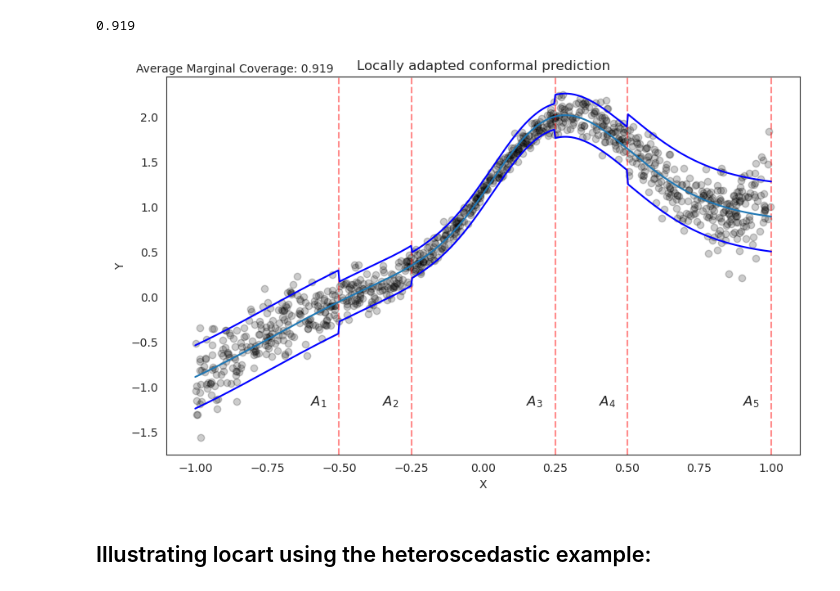
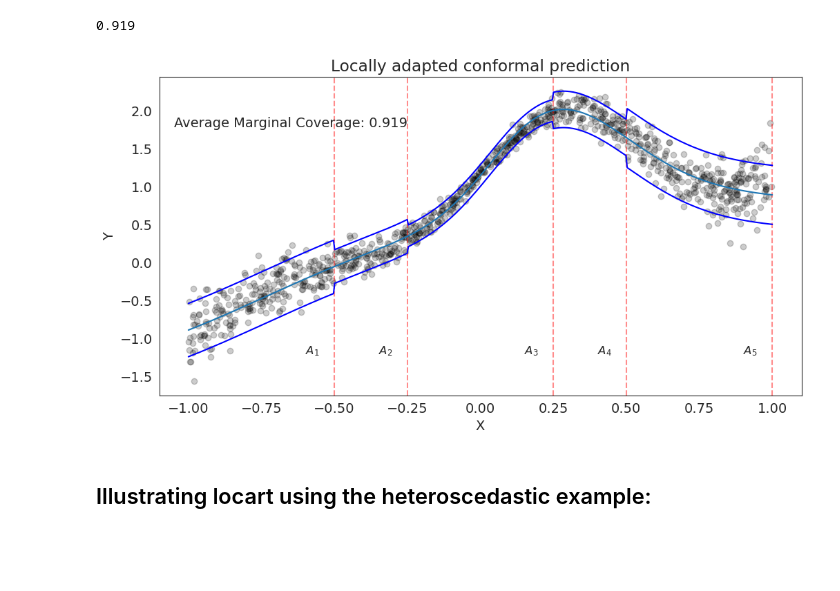
Before and after one commit to Monoxido45/clover, a Jupyter notebook: examples/illustrations.ipynb, the cells around one changed output. Cells and saved outputs as stored; diff of their text form; code cells hidden in the pictures; blank space fills up the shorter version.

```diff
--- a/examples/illustrations.ipynb
+++ b/examples/illustrations.ipynb
@@ -250,6 +250,8 @@ marg_coverage_1 = np.logical_and(y_test_1 >= pred_1[:, 0],
 marg_coverage_2 = np.logical_and(y_test_2 >= pred_2[:, 0],
         y_test_2 <= pred_2[:, 1]) + 0
 
+# Increase font size
+plt.rcParams.update({'font.size': 14})
 fig, axs = plt.subplots(1, 2, figsize = (16, 8))
 
 # Plot for reg_split_values_1
@@ -343,29 +345,27 @@ marg_coverage_local
 # %%
 reg_split_local_2 = predict_local(x_data = x_grid, cutoffs = local_cutoffs, pred = model_2.predict(x_grid))
 
-plt.figure(figsize=(10, 6))
+plt.figure(figsize=(12, 6))
 
 partition_limits = [-0.5, -0.25, 0.25, 0.5, 1]
 for i, limit in enumerate(partition_limits):
     plt.axvline(x=limit, color='r', linestyle='--', alpha = 0.45)
     plt.text(limit - 0.1, -1.25, r'$A_{}$'.format(i + 1),verticalalignment='bottom', fontsize=12)  # Increase fontsize here
 
 
 plt.scatter(test_data_2['x'], test_data_2['y'], alpha=1/5, color = 'black')
 plt.plot(x_grid, y_grid_2, color = 'tab:blue', label = "base model")
 plt.plot(x_grid, reg_split_local_2[:,0], color = "blue")
 plt.plot(x_grid, reg_split_local_2[:,1], color = "blue")
+plt.text(-1.05, 1.925, f'Average Marginal Coverage: {marg_coverage_local:.3f}',
+            verticalalignment='top')
 plt.xlabel("X")
 plt.ylabel("Y")
 plt.title("Locally adapted conformal prediction")
 
-# Annotate marg_coverage_2
-plt.text(-1.15, 0.67, f'Average Marginal Coverage: {marg_coverage_local:.3f}',
-            transform=axs[1].transAxes,
-            verticalalignment='top')
 plt.savefig('figures/local_reg_split_example.pdf')
 # %% [output]
-[figure, old version]
+[figure, new version]
 # %% [markdown]
 ## Illustrating locart using the heteroscedastic example:
 # %% [markdown]
```
Also changed, not shown: parts of 5 cells of this notebook, 1 other file.
